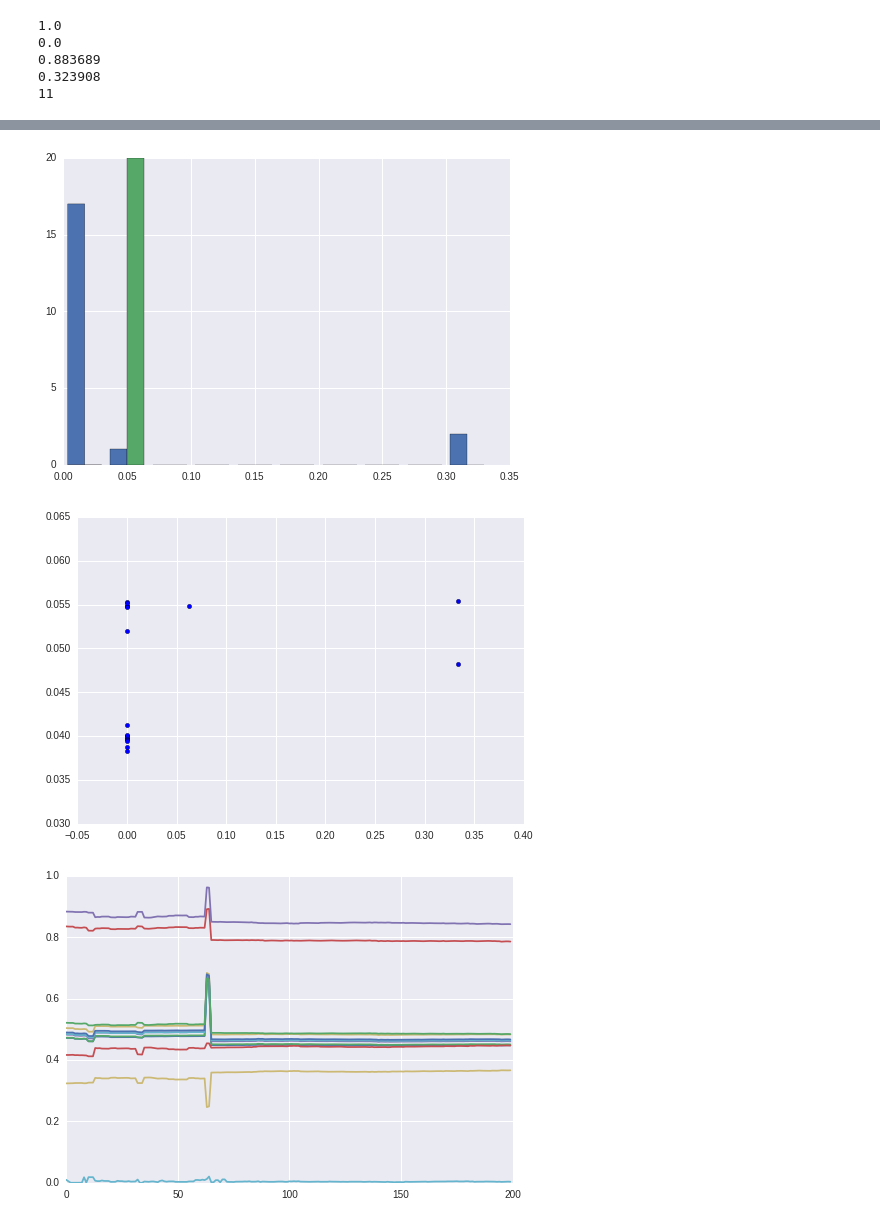
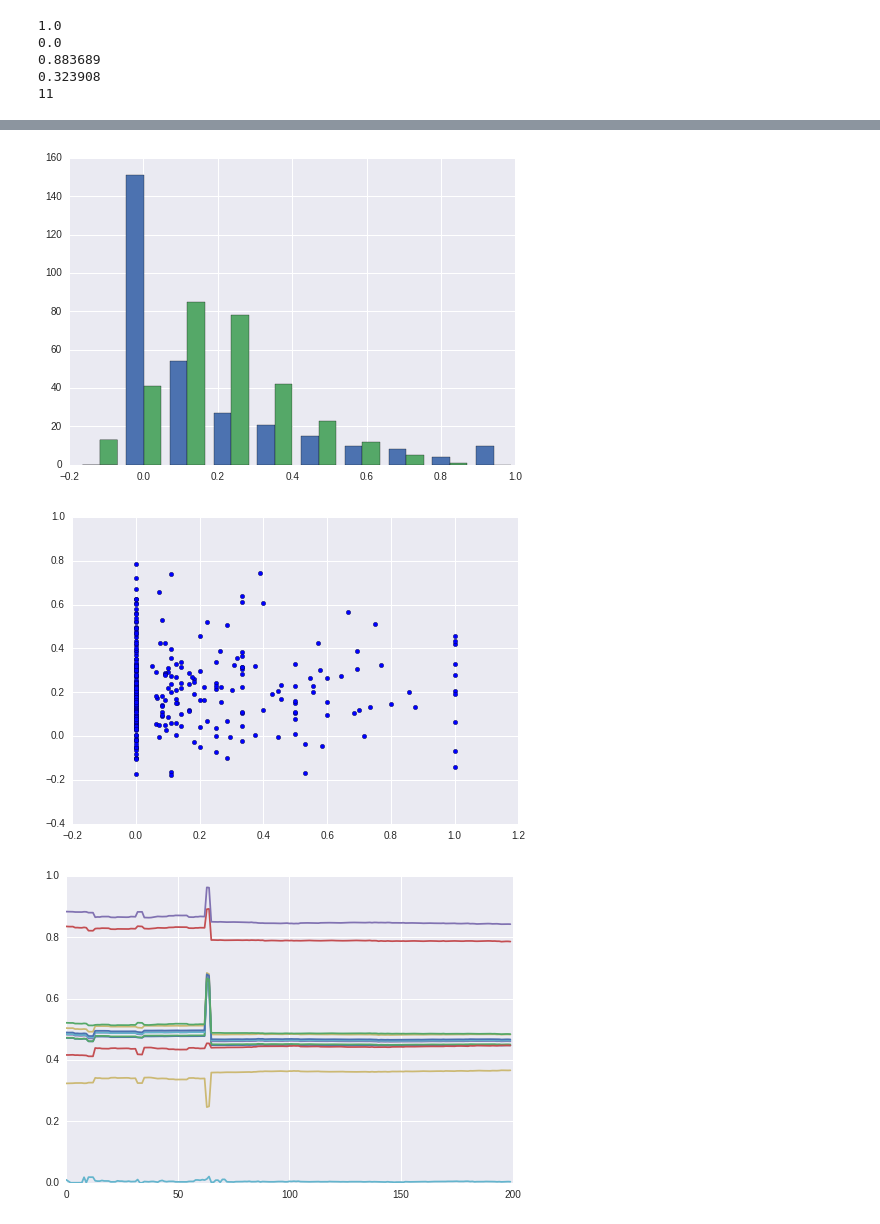
Before and after one commit to IJDykeman/storm_damage_prediction, a Jupyter notebook: joint_convolutional_training.ipynb, the cells around one changed output, grey strips where cells are left out. Drawn from its saved outputs; the diff is of its cells as text; code cells hidden in the pictures.

```diff
--- a/joint_convolutional_training.ipynb
+++ b/joint_convolutional_training.ipynb
@@ -581,28 +574,43 @@ for i in range(0,len(wind_data), batch_size):
 import tflearn
 tf.reset_default_graph()
 # Data loading and preprocessing
-image_data_data, extra_features_data, batch_y = get_batch(batch_size=20, random = False)
+image_data_data, extra_features_data, batch_y = get_batch(batch_size=13640, random = True)
+image_data_data_val, _, batch_y_val = get_batch(batch_size=1640, random = True)
+# print batch_y[0]
+# np.random.shuffle(batch_y)
+# print batch_y[0]
 # batch_y = np.round(batch_y)
 # for i in range(len(batch_y)):
 #     extra_features_data[i].fill(batch_y[i][0])
 
-X, Y = extra_features_data, batch_y
+X, Y = image_data_data, batch_y
 print X.shape
 # Building deep neural network
-input_layer = tflearn.input_data(shape=[None, 12])
-dense1 = tflearn.fully_connected(input_layer, 164, activation='relu',
-                                 regularizer='L2', weight_decay=0.0)
-dense2 = tflearn.fully_connected(dense1, 164, activation='relu',
-                                 regularizer='L2', weight_decay=0.0)
-softmax = tflearn.fully_connected(dense2, 1, activation='tanh')
+network = tflearn.input_data(shape=[None, image_width, image_width, 2])
+network = tflearn.conv_2d(network, 32, 3, activation='relu', regularizer="L2")
+network = tflearn.layers.conv.max_pool_2d (network, 2, strides=None, padding='same', name='MaxPool2D')
+network = tflearn.conv_2d(network, 32, 3, activation='relu', regularizer="L2")
+network = tflearn.layers.conv.max_pool_2d (network, 2, strides=None, padding='same', name='MaxPool2D')
+network = tflearn.conv_2d(network, 32, 3, activation='relu', regularizer="L2")
+network = tflearn.layers.conv.max_pool_2d (network, 2, strides=None, padding='same', name='MaxPool2D')
+network = tflearn.conv_2d(network, 32, 3, activation='relu', regularizer="L2")
+network = tflearn.layers.conv.max_pool_2d (network, 2, strides=None, padding='same', name='MaxPool2D')
+network = tflearn.conv_2d(network, 32, 3, activation='relu', regularizer="L2")
+
+
+# dense1 = tflearn.fully_connected(input_layer, 164, activation='relu',
+#                                  regularizer='L2', weight_decay=0.0)
+# dense2 = tflearn.fully_connected(dense1, 164, activation='relu',
+#                                  regularizer='L2', weight_decay=0.0)
+network = tflearn.fully_connected(network, 1, activation='tanh')
 
 # Regression using SGD with learning rate decay and Top-3 accuracy
-sgd = tflearn.RMSProp(learning_rate=0.001)
-net = tflearn.regression(softmax, optimizer=sgd,
+sgd = tflearn.RMSProp(learning_rate=0.0001)
+net = tflearn.regression(network, optimizer=sgd,
                          loss='mean_square')
 
 # Training
 model = tflearn.DNN(net, tensorboard_verbose=0)
-model.fit(X, Y, n_epoch=1000,
+model.fit(X, Y, validation_set = (image_data_data_val, batch_y_val), n_epoch=1000,
           show_metric=True, run_id="dense_model")
 # %% [output]
@@ -614,12 +622,14 @@ Training Step: 1000  | total loss: 0.00974
 # %%
-prediction = model.predict(X)
-plt.hist([batch_y, prediction])
+image_data_data, extra_features_data, batch_y = get_batch(batch_size=300, random = True)
+
+prediction = model.predict(X[:300])
+plt.hist([batch_y[:300], prediction])
 plt.show()
-plt.scatter(batch_y,prediction)
+plt.scatter(batch_y[:300],prediction)
 plt.show()
 # %% [output]
-[figure, old version]
+[figure, new version]
-[figure, old version]
+[figure, new version]
 # %%
 colors = np.zeros([len(batch_y), 3])
 colors[:,0] = batch_y[:,0]
```
Also changed, not shown: parts of 3 cells of this notebook.
